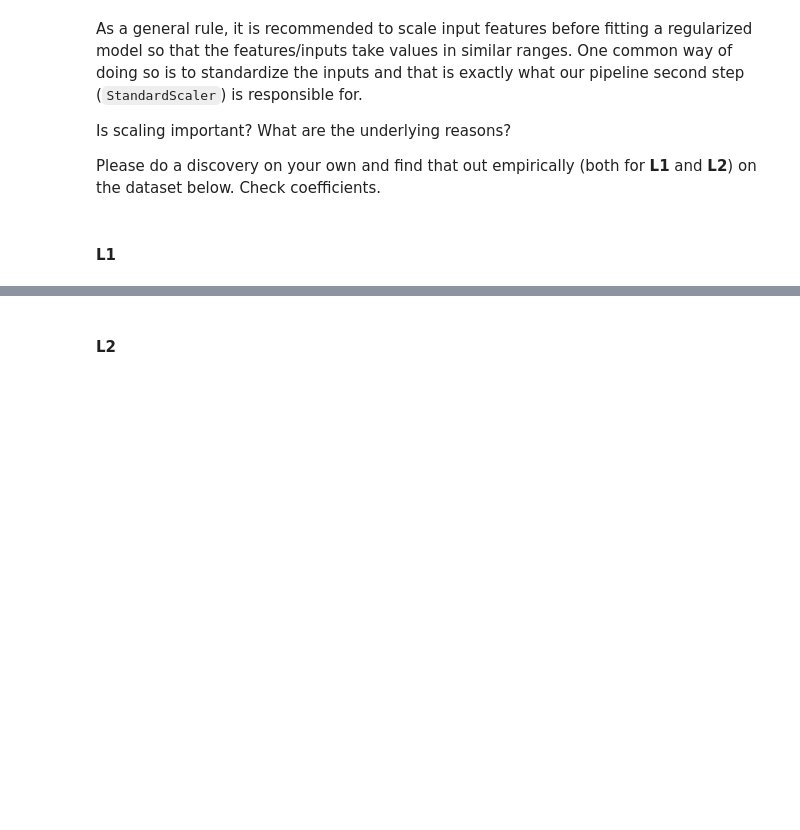
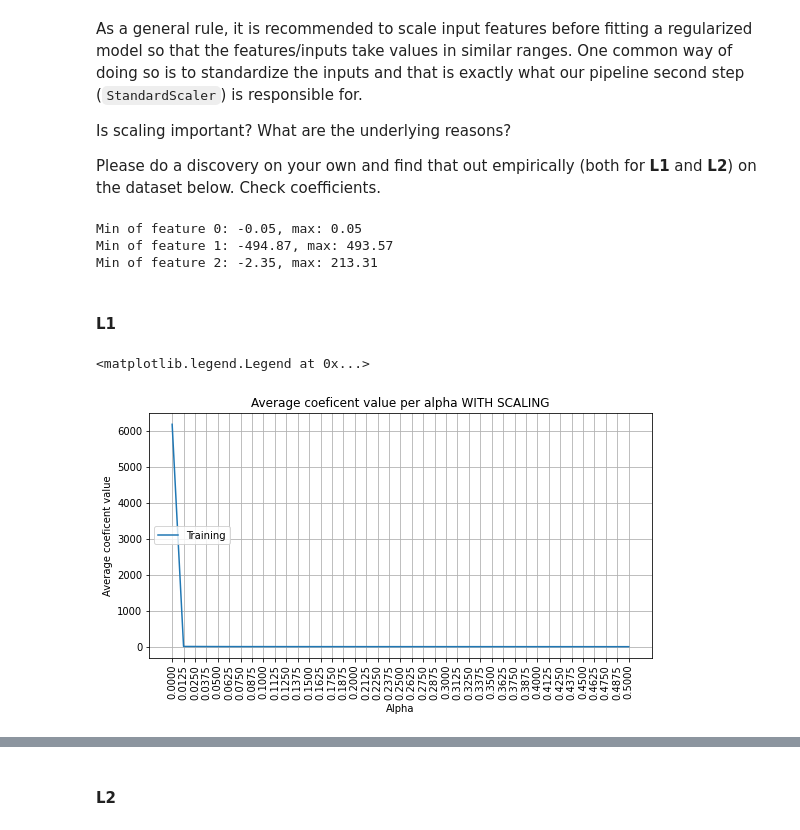
Before and after one commit to McReader/ml-intro, a Jupyter notebook: 4_overfitting_regularization/overfitting_regularization.ipynb, the cells around one changed output, grey strips where cells are left out. Cells and saved outputs as stored; diff of their text form; code cells hidden in the pictures; blank space fills up the shorter version.

```diff
--- a/4_overfitting_regularization/overfitting_regularization.ipynb
+++ b/4_overfitting_regularization/overfitting_regularization.ipynb
@@ -100,7 +100,7 @@ array([[  1.,   1.,   1.,   1.],
        [  3.,   9.,  27.,  81.],
        [  4.,  16.,  64., 256.]])
 # %%
-def make_model(degree, alpha=0, penalty=None, polynomial_columns=None):
+def make_model(degree, alpha=0, penalty=None, polynomial_columns=None, scale=True):
     # linear regression
     if alpha == 0:
         regressor = LinearRegression()
@@ -126,9 +126,15 @@ def make_model(degree, alpha=0, penalty=None, polynomial_columns=None):
             ])),
         ])
 
+    if scale is True:
+        return Pipeline([
+            ('pol', polynomial),
+            ('sca', StandardScaler()),
+            ('reg', regressor)
+        ])
+
     return Pipeline([
         ('pol', polynomial),
-        ('sca', StandardScaler()),
         ('reg', regressor)
     ])
 
@@ -570,5 +576,9 @@ X_hw, y_hw = generate_samples_hw()
 
 for i in range(X_hw.shape[1]):
     print(f'Min of feature {i}: {min(X_hw[:, i]):.2f}, max: {max(X_hw[:, i]):.2f}')
+# %% [output]
+Min of feature 0: -0.05, max: 0.05
+Min of feature 1: -494.87, max: 493.57
+Min of feature 2: -2.35, max: 213.31
 # %% [markdown]
 #### L1
@@ -576,0 +585,26 @@ for i in range(X_hw.shape[1]):
+# %%
+avg_coef = []
+
+for alpha in ALPHAS:
+    m = make_model(degree=15, penalty='L1', alpha=alpha)
+    results = cross_validate(m,
+                             X, y, cv=5,
+                             return_train_score=True, return_estimator=True,
+                             scoring='neg_root_mean_squared_error')
+    avg_coef.append(
+        np.mean([
+            np.mean(np.abs(model['reg'].coef_))
+            for model in results['estimator']
+        ]))
+
+plt.figure(figsize=(9, 4.5))
+plt.plot(ALPHAS, avg_coef, label='Training')
+plt.title('Average coeficent value per alpha WITH SCALING')
+plt.xlabel('Alpha')
+plt.ylabel('Average coeficent value')
+plt.grid(True)
+plt.xticks(ALPHAS, rotation='vertical')
+plt.legend(loc='center left')
+# %% [output]
+<matplotlib.legend.Legend at 0x...>
+[figure, added]
```
Also changed, not shown: parts of 2 cells of this notebook.
